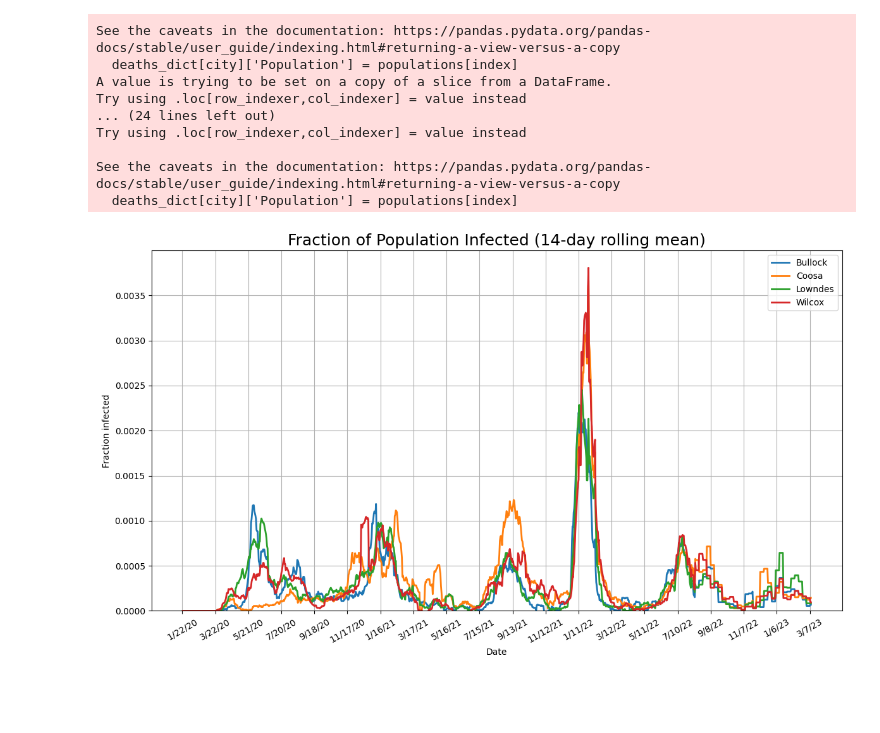
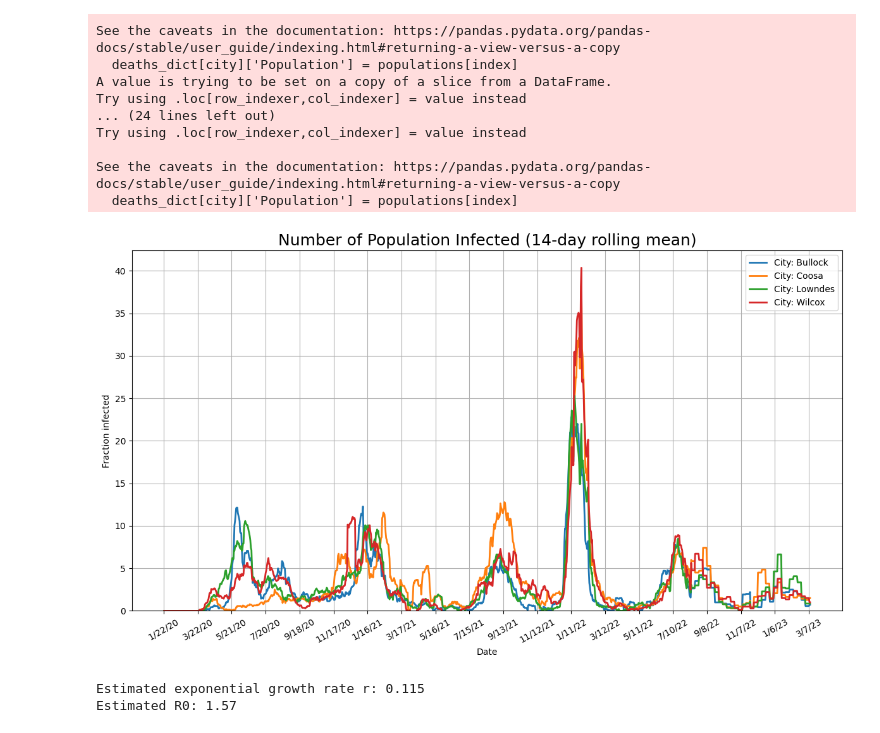
Before and after one commit to GrgAakash/Code-collection--REU-25, a Jupyter notebook: SIHMDCaseStudy/scrape_covid_data.ipynb, the cells around one changed output. Cells and saved outputs as stored; diff of their text form; code cells hidden in the pictures; blank space fills up the shorter version.

```diff
--- a/SIHMDCaseStudy/scrape_covid_data.ipynb
+++ b/SIHMDCaseStudy/scrape_covid_data.ipynb
@@ -172,32 +171,66 @@ See the caveats in the documentation: https://pandas.pydata.org/pandas-docs/stab
 print(confirmed_dict)
 # %%
 import matplotlib.pyplot as plt
-
-# Find the global max for y-axis scaling
 max_fraction = 0
 fractions = []
 for idx, city in enumerate(cities):
-    city_df = confirmed_dict[city]
+    # Select the row in confirmed_cases where Admin2 matches the city name
+    city_df = confirmed_cases[confirmed_cases['Admin2'] == city]
     population = populations[idx]
     # Find the date columns (skip non-date columns)
-    date_cols = city_df.columns[city_df.columns.get_loc('Combined_Key')+1:-1]
+    date_cols = city_df.columns[city_df.columns.get_loc('Combined_Key')+1:]
     # Use only the first row for each city (in case of duplicates)
-    series = city_df.iloc[0][date_cols].astype(float)
-    fraction = series.diff().rolling(14, min_periods=1).mean() / population
-    fractions.append(fraction)
-    max_fraction = max(max_fraction, fraction.max())
+    if not city_df.empty:
+        series = city_df.iloc[0][date_cols].astype(float)
+        fraction = series.diff().rolling(14, min_periods=1).mean()
+        fractions.append(fraction)
+        max_fraction = max(max_fraction, fraction.max())
+    else:
+        # If city not found, append zeros
+        fractions.append(pd.Series([0]*len(date_cols), index=date_cols))
 
 plt.figure(figsize=(12, 7))
 for idx, city in enumerate(cities):
-    plt.plot(date_cols, fractions[idx], label=city, linewidth=2)
-plt.title('Fraction of Population Infected (14-day rolling mean)', fontsize=18)
+    plt.plot(date_cols, fractions[idx], label=f"City: {city}", linewidth=2)
+plt.title('Number of Population Infected (14-day rolling mean)', fontsize=18)
 plt.xlabel('Date')
 plt.ylabel('Fraction infected')
 plt.ylim(0, max_fraction * 1.05)
 plt.grid(True)
 plt.legend()
 plt.xticks(ticks=range(0, len(date_cols), 60), labels=date_cols[::60], rotation=30)
 plt.tight_layout()
 plt.show()
 # %% [output]
-[figure, old version]
+[figure, new version]
+# %%
+import numpy as np
+from sklearn.linear_model import LinearRegression
+
+# Get cumulative cases for the county
+cases = series.values
+
+# Find the first 14 days after 10th case
+start_idx = np.argmax(cases > 10)
+end_idx = start_idx + 14
+y = cases[start_idx:end_idx]
+x = np.arange(len(y)).reshape(-1, 1)
+
+# Take log (avoid log(0) by filtering zeros)
+mask = y > 0
+y_log = np.log(y[mask])
+x_log = x[mask]
+
+# Linear regression
+reg = LinearRegression().fit(x_log, y_log)
+r = reg.coef_[0]
+
+print(f"Estimated exponential growth rate r: {r:.3f}")
+
+# Estimate R0 (assume infectious period D=5 days)
+D = 5
+R0 = 1 + r * D
+print(f"Estimated R0: {R0:.2f}")
+# %% [output]
+Estimated exponential growth rate r: 0.115
+Estimated R0: 1.57
```
Also changed, not shown: parts of 1 cell of this notebook, 10 other files.
